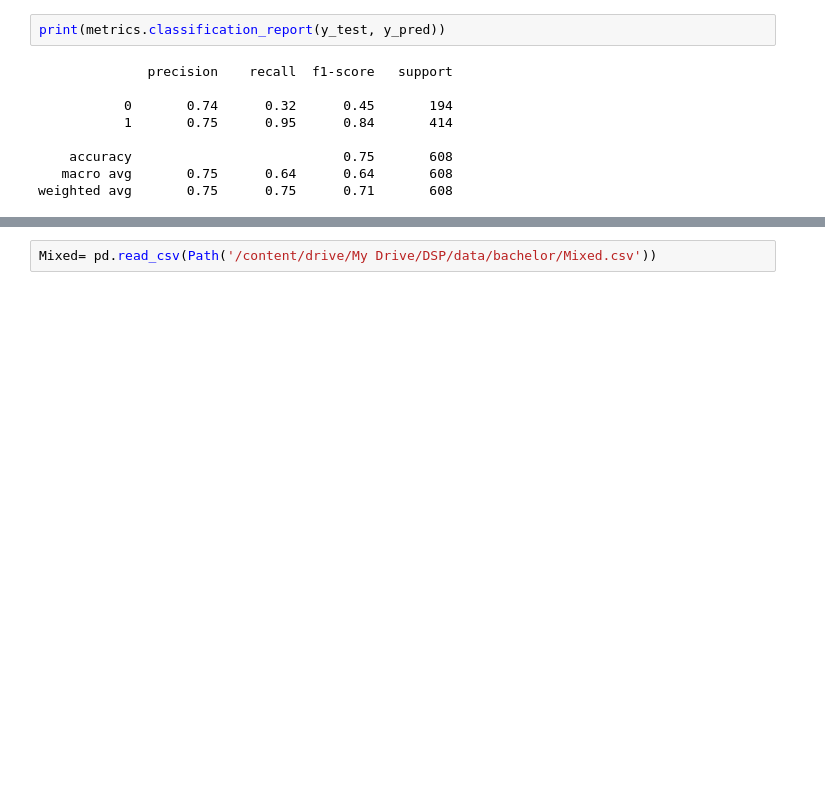
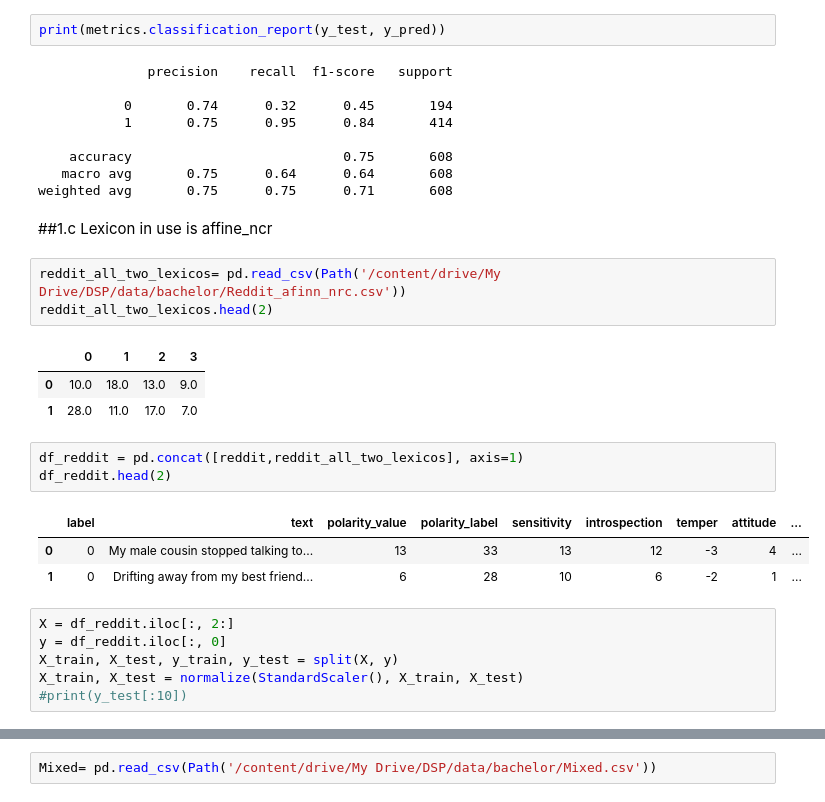
Before and after one commit to L-ansari/Natural-Language-Processing-tasks, a Jupyter notebook: LexiconCompare.ipynb, the cells around one changed output, grey strips where cells are left out. Drawn from its saved outputs; the diff is of its cells as text; blank space fills up the shorter version.

```diff
--- a/LexiconCompare.ipynb
+++ b/LexiconCompare.ipynb
@@ -307,6 +323,28 @@ print(metrics.classification_report(y_test, y_pred))
     accuracy                           0.75       608
    macro avg       0.75      0.64      0.64       608
 weighted avg       0.75      0.75      0.71       608
+# %% [markdown]
+##1.c Lexicon in use is affine_ncr
+# %%
+reddit_all_two_lexicos= pd.read_csv(Path('/content/drive/My Drive/DSP/data/bachelor/Reddit_afinn_nrc.csv'))
+reddit_all_two_lexicos.head(2)
+# %% [output]
+|  | 0 | 1 | 2 | 3 |
+| 0 | 10.0 | 18.0 | 13.0 | 9.0 |
+| 1 | 28.0 | 11.0 | 17.0 | 7.0 |
+# %%
+df_reddit = pd.concat([reddit,reddit_all_two_lexicos], axis=1)
+df_reddit.head(2)
+# %% [output]
+|  | label | text | polarity_value | polarity_label | sensitivity | introspection | temper | attitude | ... |
+| 0 | 0 | My male cousin stopped talking to... | 13 | 33 | 13 | 12 | -3 | 4 | ... |
+| 1 | 0 | Drifting away from my best friend... | 6 | 28 | 10 | 6 | -2 | 1 | ... |
+# %%
+X = df_reddit.iloc[:, 2:]
+y = df_reddit.iloc[:, 0]
+X_train, X_test, y_train, y_test = split(X, y)
+X_train, X_test = normalize(StandardScaler(), X_train, X_test)
+#print(y_test[:10])
 # %%
 #Cross validation
 Logistic = LogisticRegression(random_state=0, solver='lbfgs')
```
Also changed, not shown: parts of 42 cells of this notebook.
